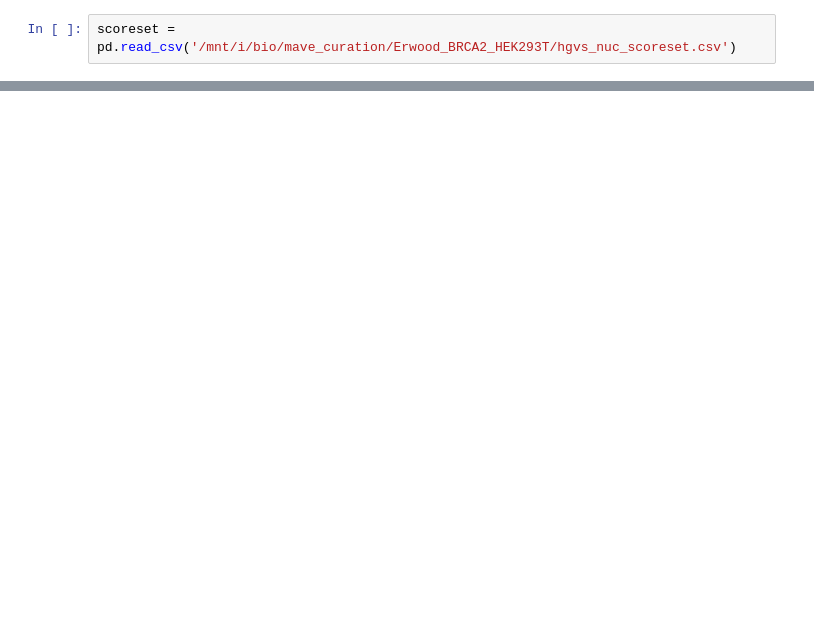
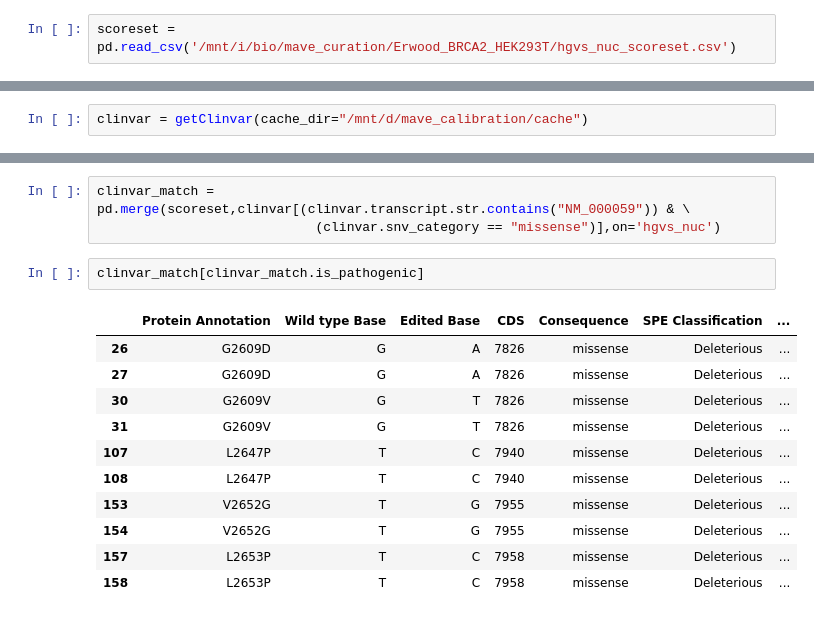
Before and after one commit to Dzeiberg/mave_calibration, a Jupyter notebook: data_processing/scoreset_nbs/scoreset_processing_hgvs_nuc/Erwood_BRCA2_HEK293T.ipynb, the cells around one changed output, grey strips where cells are left out. Drawn from its saved outputs; the diff is of its cells as text; blank space fills up the shorter version.

```diff
--- a/data_processing/scoreset_nbs/scoreset_processing_hgvs_nuc/Erwood_BRCA2_HEK293T.ipynb
+++ b/data_processing/scoreset_nbs/scoreset_processing_hgvs_nuc/Erwood_BRCA2_HEK293T.ipynb
@@ -21,0 +35,2 @@ scoreset
+# %%
+clinvar = getClinvar(cache_dir="/mnt/d/mave_calibration/cache")
@@ -21,0 +55,17 @@ scoreset
+# %%
+clinvar_match = pd.merge(scoreset,clinvar[(clinvar.transcript.str.contains("NM_000059")) & \
+                            (clinvar.snv_category == "missense")],on='hgvs_nuc')
+# %%
+clinvar_match[clinvar_match.is_pathogenic]
+# %% [output]
+|  | Protein Annotation | Wild type Base | Edited Base | CDS | Consequence | SPE Classification | ... |
+| 26 | G2609D | G | A | 7826 | missense | Deleterious | ... |
+| 27 | G2609D | G | A | 7826 | missense | Deleterious | ... |
+| 30 | G2609V | G | T | 7826 | missense | Deleterious | ... |
+| 31 | G2609V | G | T | 7826 | missense | Deleterious | ... |
+| 107 | L2647P | T | C | 7940 | missense | Deleterious | ... |
+| 108 | L2647P | T | C | 7940 | missense | Deleterious | ... |
+| 153 | V2652G | T | G | 7955 | missense | Deleterious | ... |
+| 154 | V2652G | T | G | 7955 | missense | Deleterious | ... |
+| 157 | L2653P | T | C | 7958 | missense | Deleterious | ... |
+| 158 | L2653P | T | C | 7958 | missense | Deleterious | ... |
```
Also changed, not shown: parts of 7 cells of this notebook, 8 other files.
